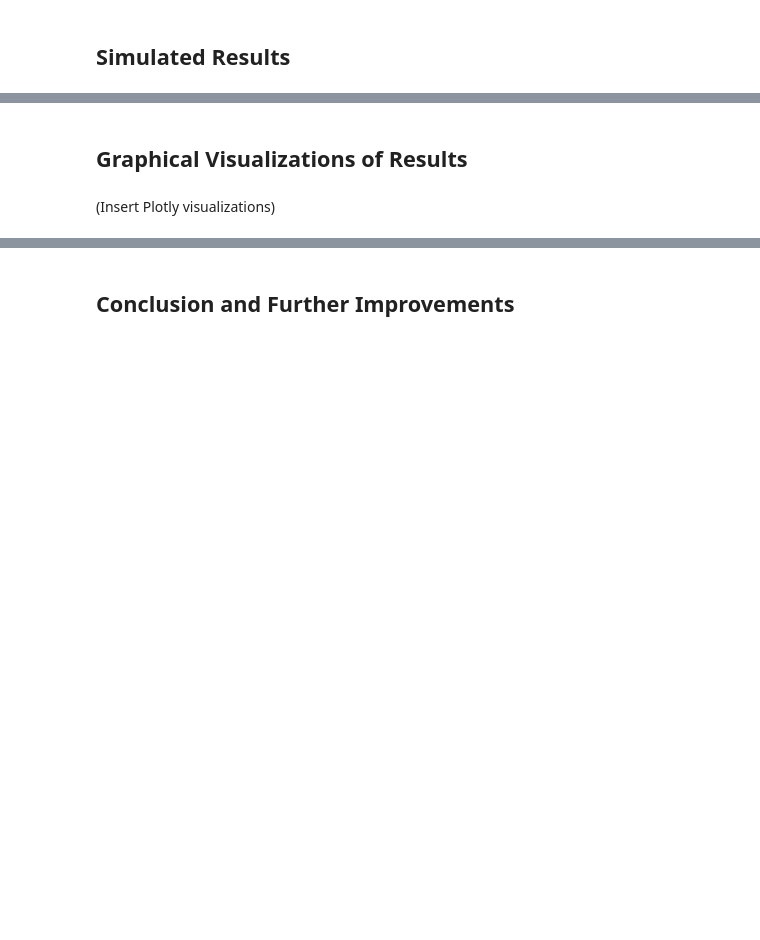
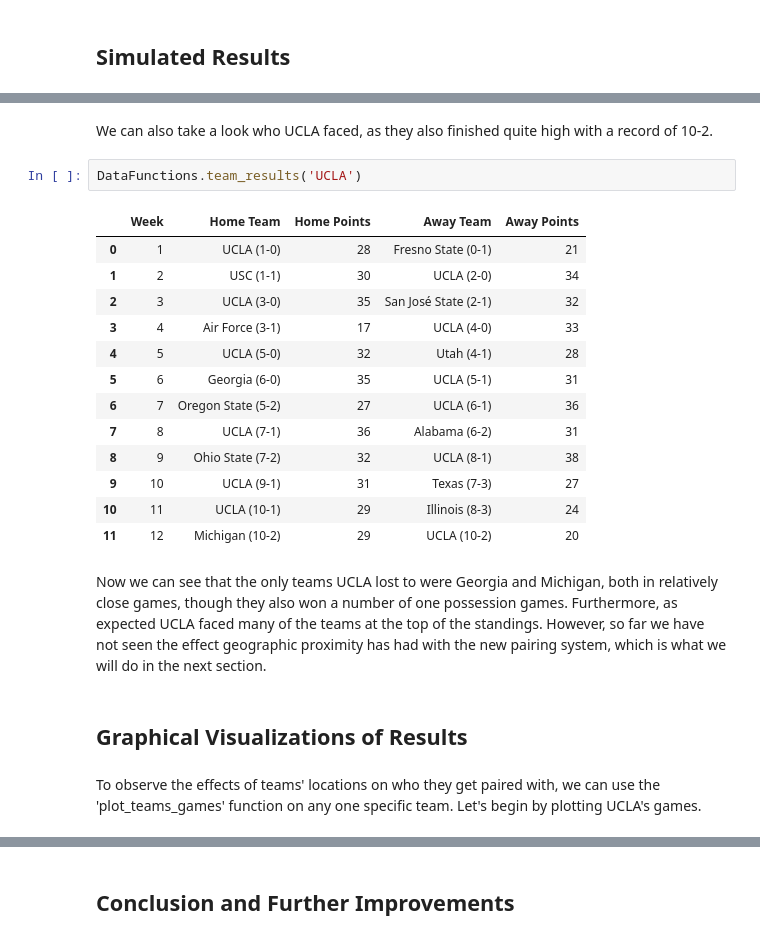
Before and after one commit to dyeds/PIC-16B-Project, a Jupyter notebook: FinalReport.ipynb, the cells around one changed output, grey strips where cells are left out. Drawn from its saved outputs; the diff is of its cells as text; blank space fills up the shorter version.

Commit message:
finished simulation visualizations and conclusion

```diff
--- a/FinalReport.ipynb
+++ b/FinalReport.ipynb
@@ -628,4 +706,24 @@ Note: The code below allows us to remove the previously simulated games from our
+# %% [markdown]
+We can also take a look who UCLA faced, as they also finished quite high with a record of 10-2.
+# %%
+DataFunctions.team_results('UCLA')
+# %% [output]
+|  | Week | Home Team | Home Points | Away Team | Away Points |
+| 0 | 1 | UCLA (1-0) | 28 | Fresno State (0-1) | 21 |
+| 1 | 2 | USC (1-1) | 30 | UCLA (2-0) | 34 |
+| 2 | 3 | UCLA (3-0) | 35 | San José State (2-1) | 32 |
+| 3 | 4 | Air Force (3-1) | 17 | UCLA (4-0) | 33 |
+| 4 | 5 | UCLA (5-0) | 32 | Utah (4-1) | 28 |
+| 5 | 6 | Georgia (6-0) | 35 | UCLA (5-1) | 31 |
+| 6 | 7 | Oregon State (5-2) | 27 | UCLA (6-1) | 36 |
+| 7 | 8 | UCLA (7-1) | 36 | Alabama (6-2) | 31 |
+| 8 | 9 | Ohio State (7-2) | 32 | UCLA (8-1) | 38 |
+| 9 | 10 | UCLA (9-1) | 31 | Texas (7-3) | 27 |
+| 10 | 11 | UCLA (10-1) | 29 | Illinois (8-3) | 24 |
+| 11 | 12 | Michigan (10-2) | 29 | UCLA (10-2) | 20 |
+# %% [markdown]
+Now we can see that the only teams UCLA lost to were Georgia and Michigan, both in relatively close games, though they also won a number of one possession games. Furthermore, as expected UCLA faced many of the teams at the top of the standings. However, so far we have not seen the effect geographic proximity has had with the new pairing system, which is what we will do in the next section.
 # %% [markdown]
 ## Graphical Visualizations of Results
-# %% [markdown]
-(Insert Plotly visualizations)
+# %% [markdown]
+To observe the effects of teams' locations on who they get paired with, we can use the 'plot_teams_games' function on any one specific team. Let's begin by plotting UCLA's games.
```
Also changed, not shown: parts of 21 cells of this notebook, 1 other file.
